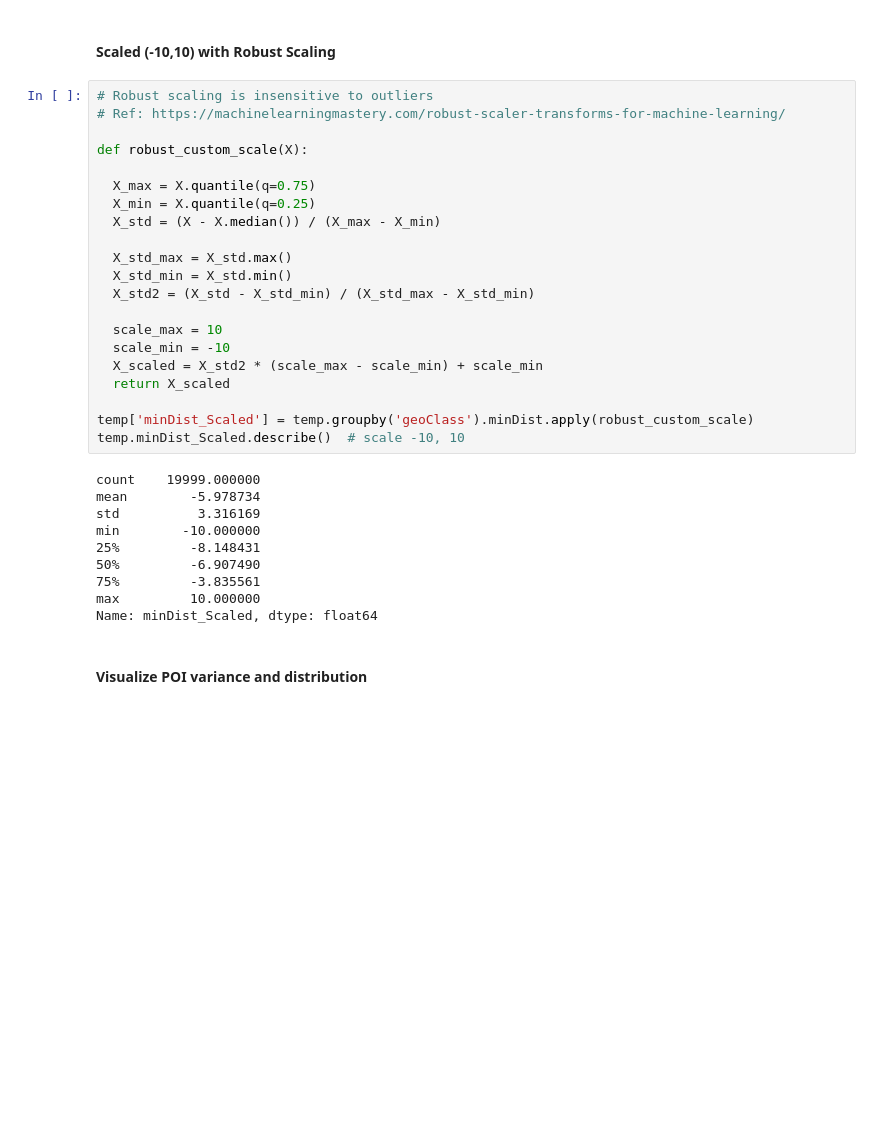
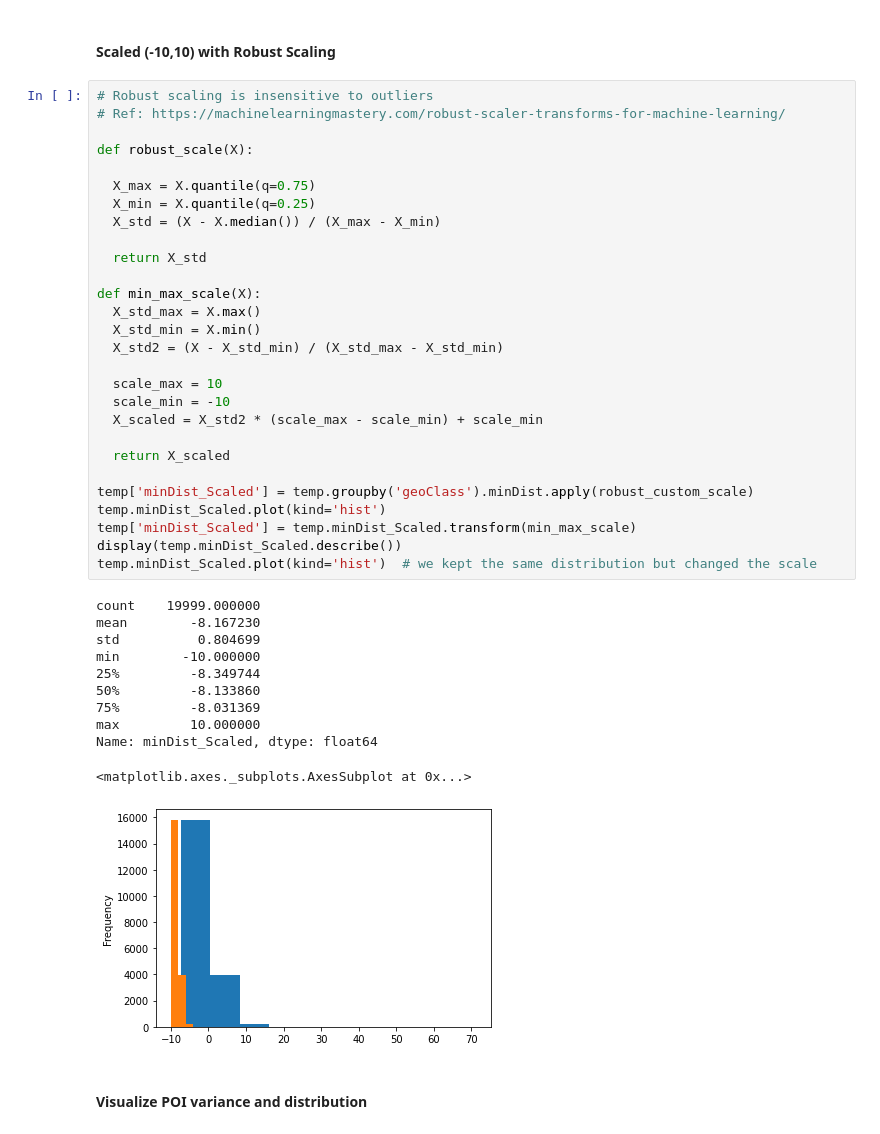
Before and after one commit to AtulBha/WS-SPARK---Coding-Challange, a Jupyter notebook: Solution.ipynb, the cells around one changed output. Cells and saved outputs as stored; diff of their text form; blank space fills up the shorter version.

```diff
--- a/Solution.ipynb
+++ b/Solution.ipynb
@@ -203,34 +203,43 @@ for poi in summary.itertuples():
 # %%
 # Robust scaling is insensitive to outliers
 # Ref: https://machinelearningmastery.com/robust-scaler-transforms-for-machine-learning/
 
-def robust_custom_scale(X):
+def robust_scale(X):
 
   X_max = X.quantile(q=0.75)
   X_min = X.quantile(q=0.25)
   X_std = (X - X.median()) / (X_max - X_min)
 
-  X_std_max = X_std.max()
-  X_std_min = X_std.min()
-  X_std2 = (X_std - X_std_min) / (X_std_max - X_std_min)
+  return X_std
+
+def min_max_scale(X):
+  X_std_max = X.max()
+  X_std_min = X.min()
+  X_std2 = (X - X_std_min) / (X_std_max - X_std_min)
 
   scale_max = 10
   scale_min = -10
   X_scaled = X_std2 * (scale_max - scale_min) + scale_min
+
   return X_scaled
 
 temp['minDist_Scaled'] = temp.groupby('geoClass').minDist.apply(robust_custom_scale)
-temp.minDist_Scaled.describe()  # scale -10, 10
+temp.minDist_Scaled.plot(kind='hist')
+temp['minDist_Scaled'] = temp.minDist_Scaled.transform(min_max_scale)
+display(temp.minDist_Scaled.describe())
+temp.minDist_Scaled.plot(kind='hist')  # we kept the same distribution but changed the scale
 # %% [output]
 count    19999.000000
-mean        -5.978734
-std          3.316169
+mean        -8.167230
+std          0.804699
 min        -10.000000
-25%         -8.148431
-50%         -6.907490
-75%         -3.835561
+25%         -8.349744
+50%         -8.133860
+75%         -8.031369
 max         10.000000
 Name: minDist_Scaled, dtype: float64
+<matplotlib.axes._subplots.AxesSubplot at 0x...>
+[figure, added]
 # %% [markdown]
 #### Visualize POI variance and distribution
 # %%
```
